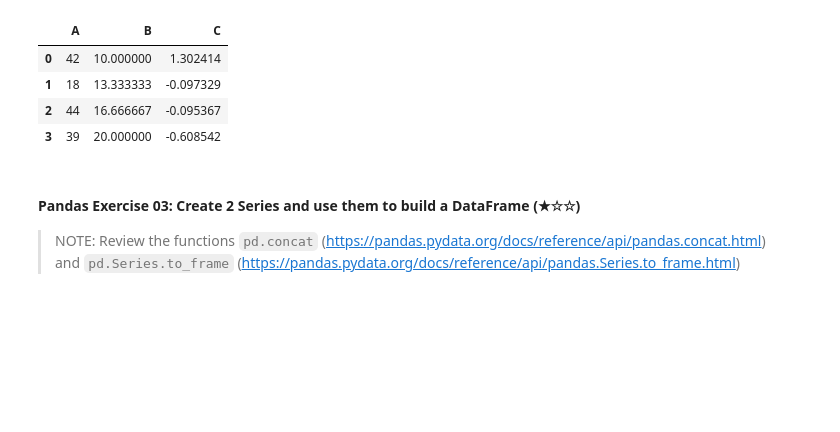
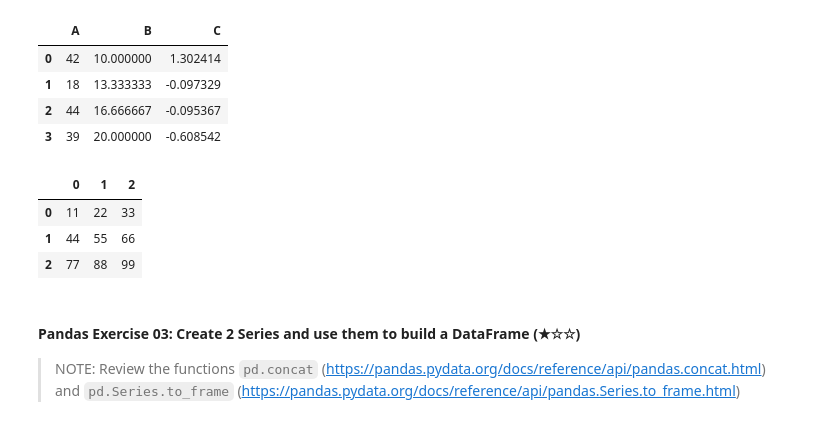
Before and after one commit to mvlarra/4GEEKS_CLASS_Ok, a Jupyter notebook: 03-pandas/03.1-Intro-To-Pandas.ipynb, the cells around one changed output. Cells and saved outputs as stored; diff of their text form; code cells hidden in the pictures; blank space fills up the shorter version.

```diff
--- a/03-pandas/03.1-Intro-To-Pandas.ipynb
+++ b/03-pandas/03.1-Intro-To-Pandas.ipynb
@@ -398,3 +392,23 @@ dataframe
+# %%
+# Create a DataFrame from a list of tuples
+
+t = [(11, 22, 33), (44, 55, 66), (77, 88, 99)] # Se crea una lista con tres tuplas. Cada tupla representa una fila en el futuro DataFrame.
+dataframe = pd.DataFrame(t) # Convierte la lista de tuplas en un DataFrame. Por defecto, las columnas se nombran automáticamente como 0, 1, 2 (índices de columnas).
+dataframe
+
+# Cada fila tiene un índice numérico (0, 1, 2), y cada columna también tiene un índice numérico (0, 1, 2)
+# Si deseas nombrar las columnas, puedes agregar el parámetro columns:
+# dataframe = pd.DataFrame(t, columns=['A', 'B', 'C'])
+# El resultado sería:
+#      A  B  C
+#   0  1  2  3
+#   1  4  5  6
+#   2  7  8  9
+# %% [output]
+|  | 0 | 1 | 2 |
+| 0 | 11 | 22 | 33 |
+| 1 | 44 | 55 | 66 |
+| 2 | 77 | 88 | 99 |
 # %% [markdown]
 #### Pandas Exercise 03: Create 2 Series and use them to build a DataFrame (★☆☆)
 
```
Also changed, not shown: parts of 2 cells of this notebook.
